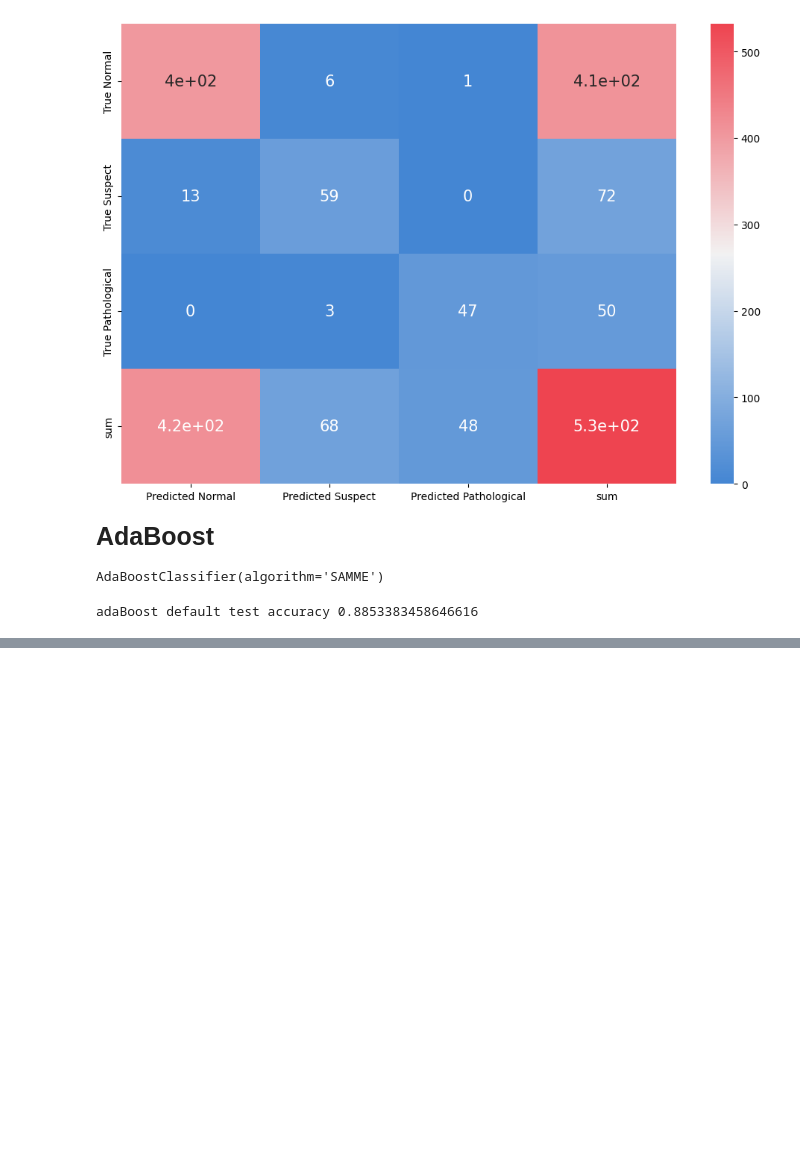
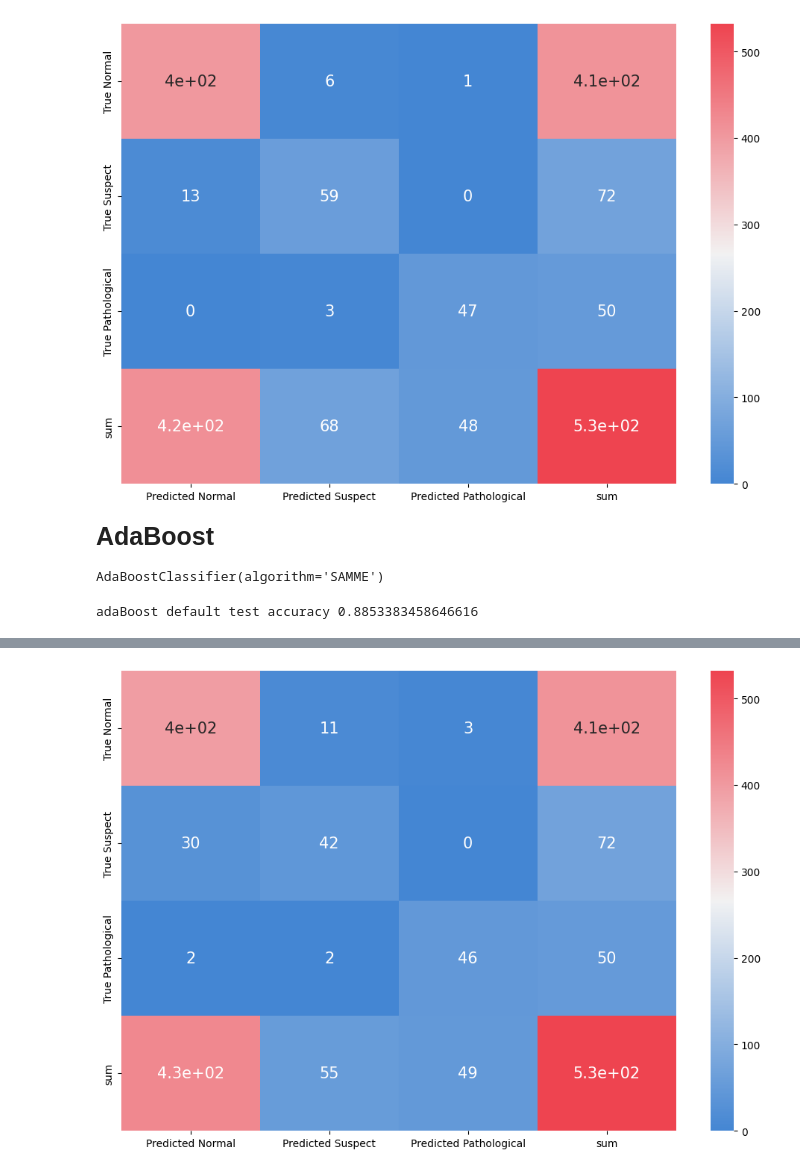
Before and after one commit to yuki172/fetal-health-classification, a Jupyter notebook: main.ipynb, the cells around one changed output, grey strips where cells are left out. Drawn from its saved outputs; the diff is of its cells as text; code cells hidden in the pictures; blank space fills up the shorter version.

```diff
--- a/main.ipynb
+++ b/main.ipynb
@@ -631,0 +636,9 @@ adaBoost default test accuracy 0.8853383458646616
+# %%
+parameters = {
+    'n_estimators': [100, 200, 500],
+    'learning_rate': [0.01, 0.05, 0.1, 0.5, 1],
+    'algorithm': ['SAMME']
+}
+
+cv_adaBoost = GridSearchCV(estimator=AdaBoostClassifier(), param_grid=parameters, cv= 5)
+cv_adaBoost.fit(X_train, y_train)
@@ -631,0 +654,4 @@ adaBoost default test accuracy 0.8853383458646616
+# %%
+y_adaBoost_preds = cv_adaBoost.predict(X_test)
+
+print('adaBoost accuracy', accuracy_score(y_test, y_adaBoost_preds))
@@ -631,0 +674,4 @@ adaBoost default test accuracy 0.8853383458646616
+# %%
+get_confusion_plot(y_test, y_adaBoost_preds)
+# %% [output]
+[figure, added]
```
Also changed, not shown: parts of 6 cells of this notebook.
